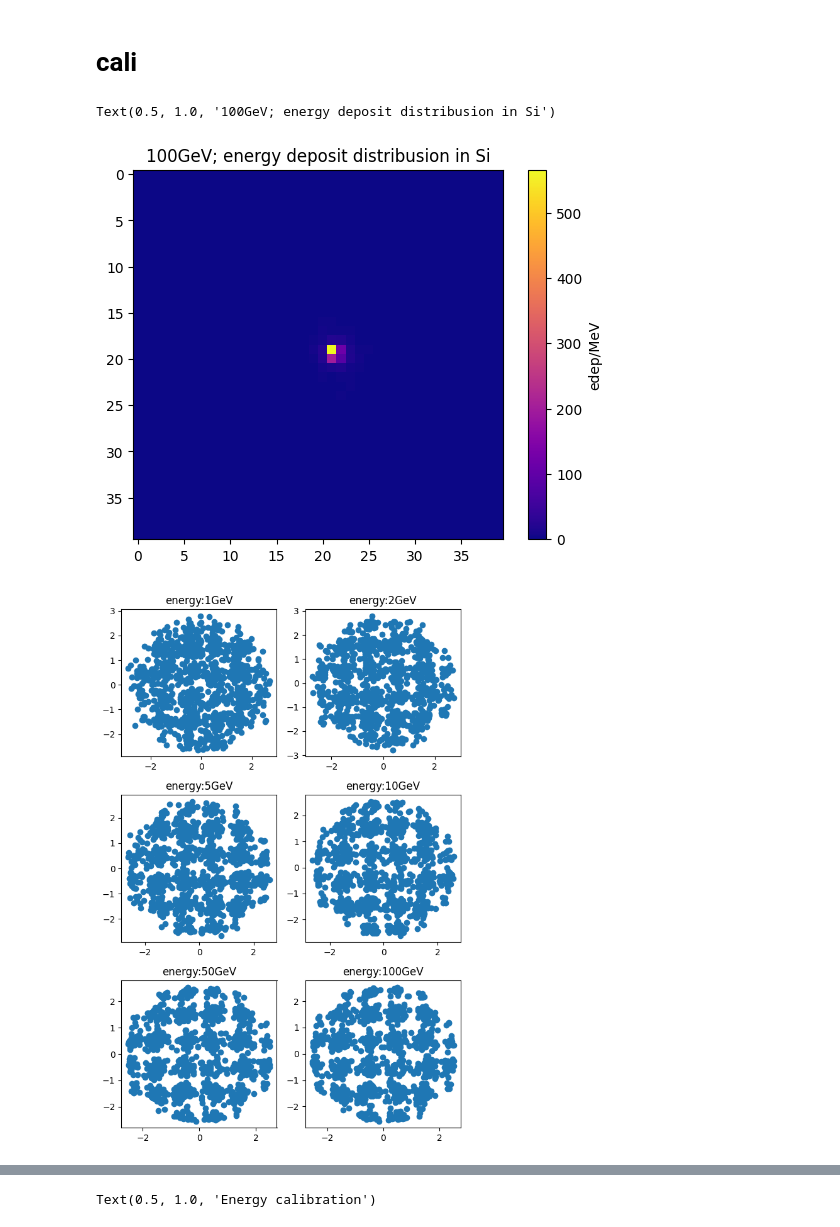
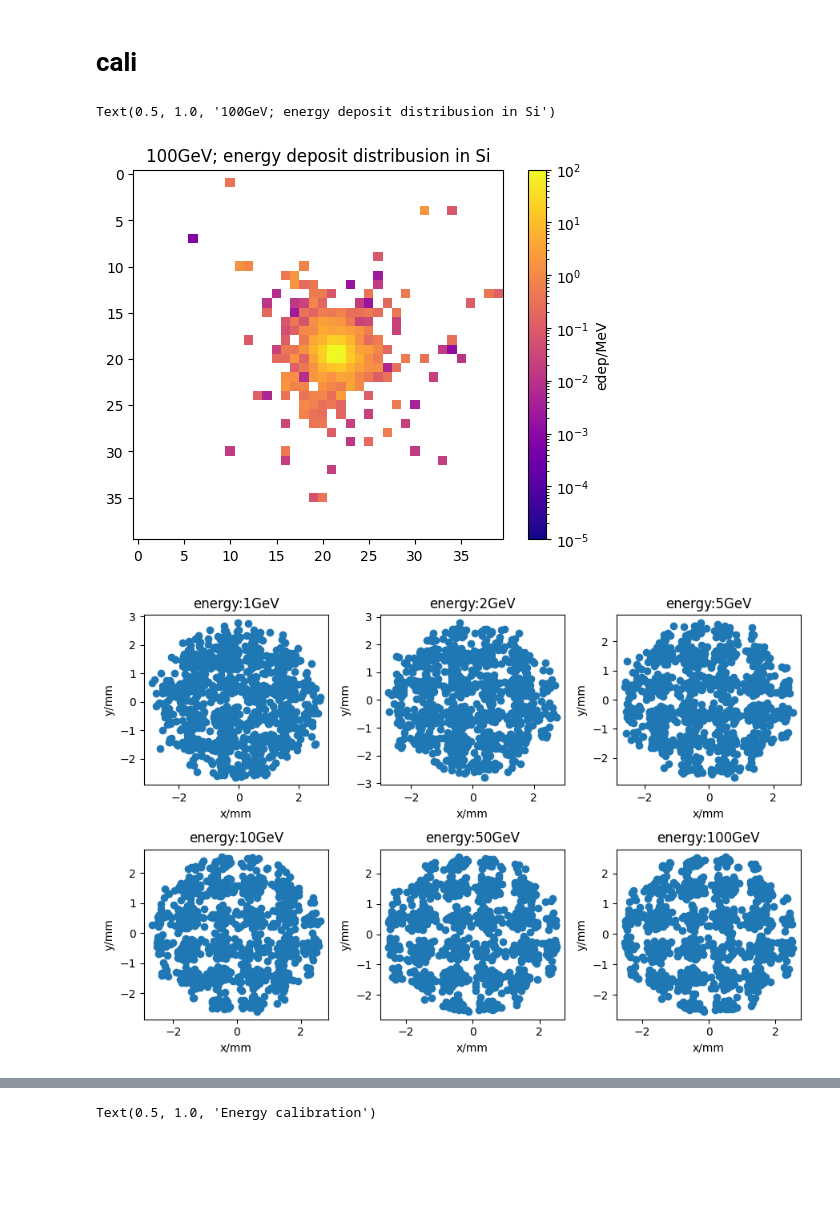
Before and after one commit to air391/calorimeter, a Jupyter notebook: B4a/cali.ipynb, the cells around one changed output, grey strips where cells are left out. Cells and saved outputs as stored; diff of their text form; code cells hidden in the pictures; blank space fills up the shorter version.

Commit message:
figure for cali and pi0

```diff
--- a/B4a/cali.ipynb
+++ b/B4a/cali.ipynb
@@ -54,24 +55,27 @@ for i,e in enumerate(Energy):
     center[i], sigma[i] = mu, s
 # %%
 ax = plt.subplot()
-h = edep_plot(eSen[100], ax=ax)
+norm = LogNorm(1e-5, 1e2)
+h = edep_plot(eSen[100], ax=ax,norm=norm)
 colorbar = plt.colorbar(h)
 colorbar.set_label("edep/MeV")
 ax.set_title(f"{Energy[-1]}GeV; energy deposit distribusion in Si")
 # %% [output]
 Text(0.5, 1.0, '100GeV; energy deposit distribusion in Si')
-[figure, old version]
+[figure, new version]
 # %%
 # plot scatter of pos for each energy
-fig, axs = plt.subplots(3, 2, figsize=(6, 9))
+fig, axs = plt.subplots(2, 3, figsize=(9, 6))
 axs = axs.flatten()
 for i,e in enumerate(Energy):
     ax = axs[i]
     ax.set_title(f"energy:{e}GeV")
+    axs[i].set_xlabel('x/mm')
+    axs[i].set_ylabel('y/mm')
     ax.scatter(position[i,:,0], position[i,:,1])
 plt.tight_layout()
 # %% [output]
-[figure, old version]
+[figure, new version]
 # %%
 def pos_gaus(pos):
     h,bins = np.histogram(pos, bins=50)
```
Also changed, not shown: parts of 4 cells of this notebook, 5 other files.
